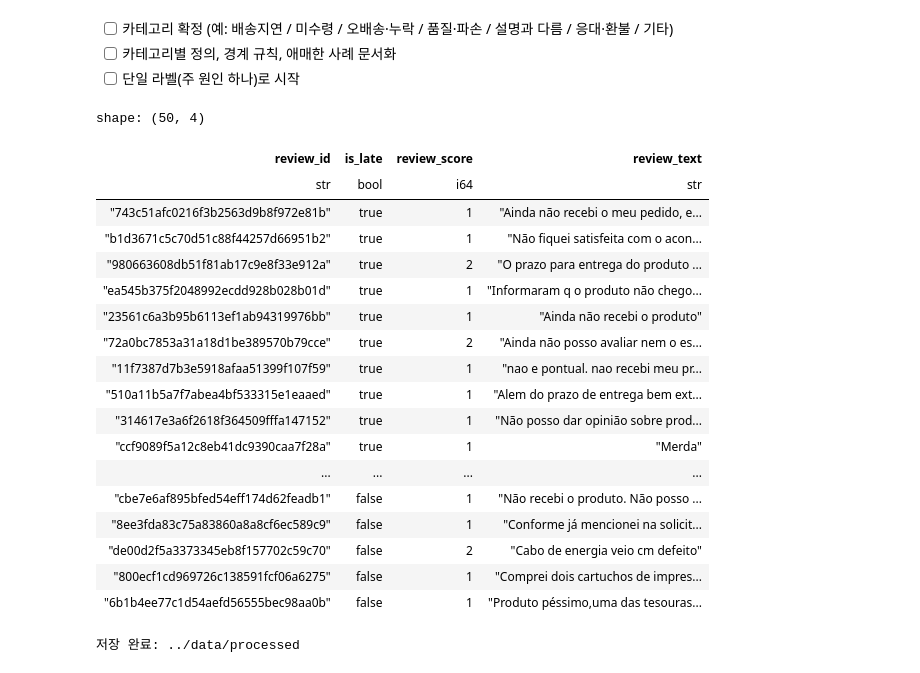
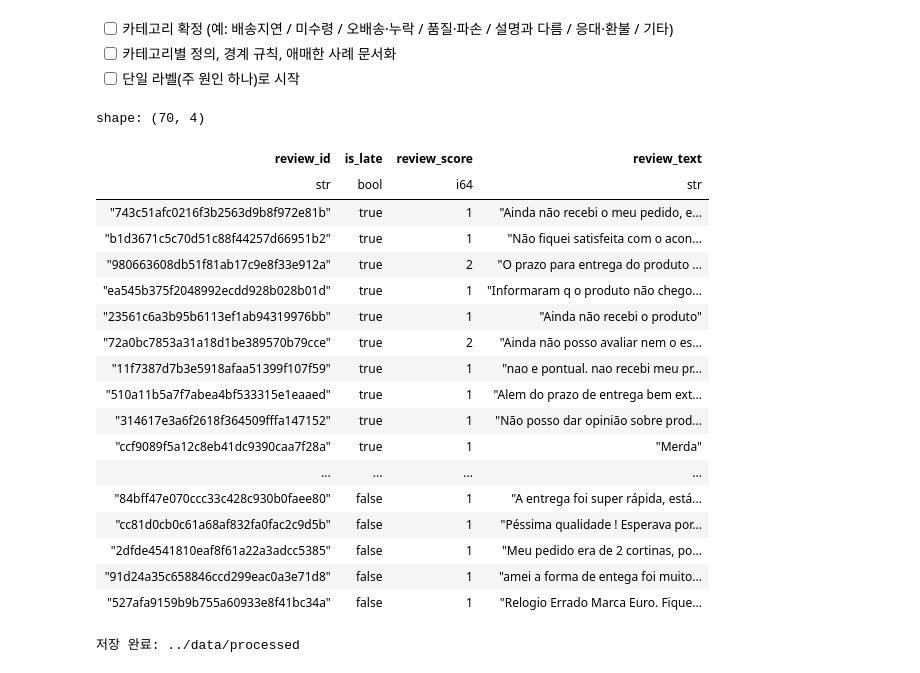
Before and after one commit to yongjin-hong/olist_analysis, a Jupyter notebook: notebooks/EDA.ipynb, the cells around one changed output. Cells and saved outputs as stored; diff of their text form; code cells hidden in the pictures.

```diff
--- a/notebooks/EDA.ipynb
+++ b/notebooks/EDA.ipynb
@@ -420,7 +424,7 @@ shape: (5, 3)
 # ===== 샘플링 설정 =====
 SEED = 42            # 재실행해도 같은 샘플이 나오도록 고정
 LATE_SAMPLE_SIZE = 20
-ONTIME_SAMPLE_SIZE = 30
+ONTIME_SAMPLE_SIZE = 50
 
 # ===== 배송 완료 주문만 추출 =====
 # 수령일이 없어 지연 여부를 판단할 수 없는 행은 제외
@@ -432,37 +436,37 @@ delivered_reviews = reviews_clean.filter(
 # ===== 지연 / 정상 배송 그룹별 샘플링 =====
 late_sample = delivered_reviews.filter(pl.col("is_late")).sample(n=LATE_SAMPLE_SIZE, seed=SEED)
 ontime_sample = delivered_reviews.filter(~pl.col("is_late")).sample(n=ONTIME_SAMPLE_SIZE, seed=SEED)
 
 # ===== 두 그룹 합치기 =====
 explore_sample = pl.concat([late_sample, ontime_sample]).select([
     "review_id",
     "is_late",
     "review_score",
     "review_text",
 ])
 
 # ===== 결과 확인 =====
 # 코멘트 전체가 보이도록 출력 설정 변경
 with pl.Config(fmt_str_lengths=1000, tbl_rows=60):
     display(explore_sample)
 # %% [output]
-shape: (50, 4)
+shape: (70, 4)
 | review_id | is_late | review_score | review_text |
 | str | bool | i64 | str |
 | "743c51afc0216f3b2563d9b8f972e81b" | true | 1 | "Ainda não recebi o meu pedido, e... |
 | "b1d3671c5c70d51c88f44257d66951b2" | true | 1 | "Não fiquei satisfeita com o acon... |
 | "980663608db51f81ab17c9e8f33e912a" | true | 2 | "O prazo para entrega do produto ... |
 | "ea545b375f2048992ecdd928b028b01d" | true | 1 | "Informaram q o produto não chego... |
 | "23561c6a3b95b6113ef1ab94319976bb" | true | 1 | "Ainda não recebi o produto" |
 | "72a0bc7853a31a18d1be389570b79cce" | true | 2 | "Ainda não posso avaliar nem o es... |
 | "11f7387d7b3e5918afaa51399f107f59" | true | 1 | "nao e pontual. nao recebi meu pr... |
 | "510a11b5a7f7abea4bf533315e1eaaed" | true | 1 | "Alem do prazo de entrega bem ext... |
 | "314617e3a6f2618f364509fffa147152" | true | 1 | "Não posso dar opinião sobre prod... |
 | "ccf9089f5a12c8eb41dc9390caa7f28a" | true | 1 | "Merda" |
 | ... | ... | ... | ... |
-| "cbe7e6af895bfed54eff174d62feadb1" | false | 1 | "Não recebi o produto. Não posso ... |
-| "8ee3fda83c75a83860a8a8cf6ec589c9" | false | 1 | "Conforme já mencionei na solicit... |
-| "de00d2f5a3373345eb8f157702c59c70" | false | 2 | "Cabo de energia veio cm defeito" |
-| "800ecf1cd969726c138591fcf06a6275" | false | 1 | "Comprei dois cartuchos de impres... |
-| "6b1b4ee77c1d54aefd56555bec98aa0b" | false | 1 | "Produto péssimo,uma das tesouras... |
+| "84bff47e070ccc33c428c930b0faee80" | false | 1 | "A entrega foi super rápida, está... |
+| "cc81d0cb0c61a68af832fa0fac2c9d5b" | false | 1 | "Péssima qualidade ! Esperava por... |
+| "2dfde4541810eaf8f61a22a3adcc5385" | false | 1 | "Meu pedido era de 2 cortinas, po... |
+| "91d24a35c658846ccd299eac0a3e71d8" | false | 1 | "amei a forma de entega foi muito... |
+| "527afa9159b9b755a60933e8f41bc34a" | false | 1 | "Relogio Errado Marca Euro. Fique... |
 # %%
```
Also changed, not shown: parts of 10 cells of this notebook, 8 other files.
